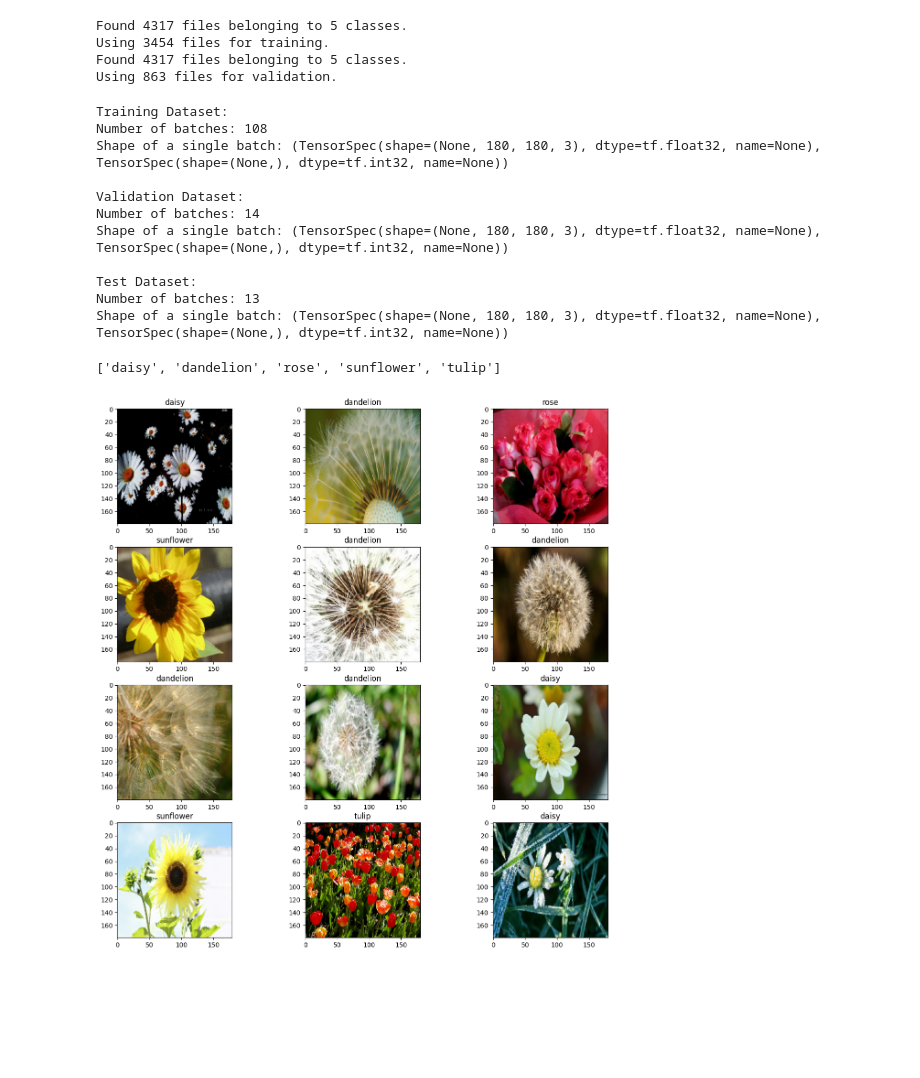
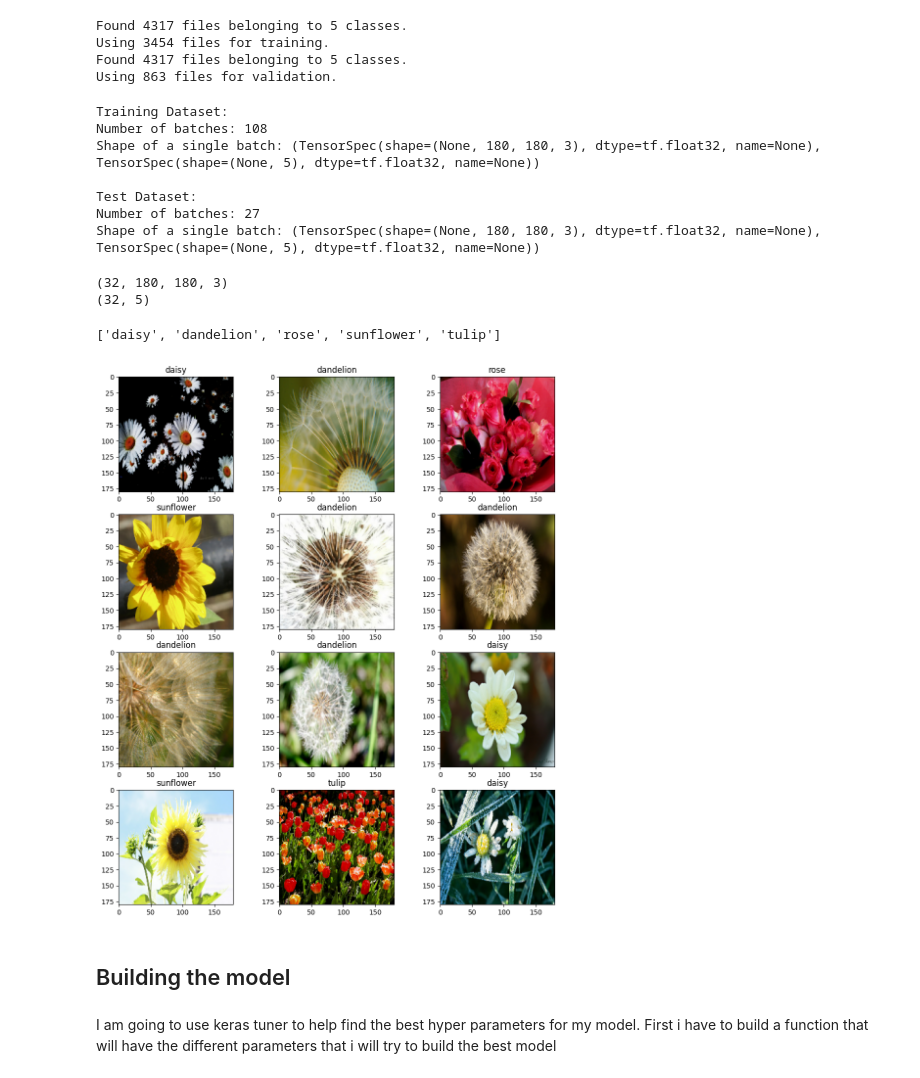
Before and after one commit to SCGlass/deep_learning, a Jupyter notebook: Lab_CNN.ipynb, the cells around one changed output. Cells and saved outputs as stored; diff of their text form; code cells hidden in the pictures; blank space fills up the shorter version.

```diff
--- a/Lab_CNN.ipynb
+++ b/Lab_CNN.ipynb
@@ -17,7 +21,7 @@ import math
 # %% [markdown]
 ## Pre processing the data set
 # %%
-data_dir = Path("Data/flowers") # Setting directory path as a variable for the flowers data set
+data_dir = pathlib.Path("Data/flowers") # Setting directory path as a variable for the flowers data set
 # %%
 image_count =len(list(data_dir.glob("*/*.jpg"))) # Doing an image count to check the amount of images within the dataset
 image_count
@@ -48,30 +52,36 @@ def train_test_split(batch_size, img_width, img_height):
         subset = "training",
         seed = 123,
         image_size = (img_width, img_height),
-        batch_size = batch_size)
+        batch_size = batch_size,
+        labels="inferred",
+        label_mode="categorical",
+        shuffle=True)
 
-    val_ds = tf.keras.utils.image_dataset_from_directory(
+    test_ds = tf.keras.utils.image_dataset_from_directory(
         data_dir,
         validation_split = 0.2,
         subset = "validation",
         seed = 123,
         image_size = (img_width, img_height),
-        batch_size = batch_size)
+        batch_size = batch_size,
+        labels="inferred",
+        label_mode="categorical",
+        shuffle=True)
 
     # cardinality will now calculate the size of the validation dataset so that I can half it for the test dataset
-    val_batches = tf.data.experimental.cardinality(val_ds)
-    test_size = val_batches // 2 # test df is half of validation
+    #val_batches = tf.data.experimental.cardinality(val_ds)
+    #test_size = val_batches // 2 # test df is half of validation
 
     # Will now create the test dataset by taking half of the validation data set
-    test_ds = val_ds.take(test_size)
+    #test_ds = val_ds.take(test_size)
 
     # Adjusting the validation so that it will skip the test dataset
-    val_ds = val_ds.skip(test_size)
+    #val_ds = val_ds.skip(test_size)
 
-    return train_ds, val_ds, test_ds
+    return train_ds,test_ds
 # %%
 # testing the function with batchsize 32, height 180 and 180
-train_ds, val_ds, test_ds = train_test_split(32,180,180)
+train_ds, test_ds = train_test_split(32,180,180)
 # %% [output]
 Found 4317 files belonging to 5 classes.
 Using 3454 files for training.
@@ -84,25 +94,25 @@ print("Training Dataset:")
 print("Number of batches:", len(train_ds))
 print("Shape of a single batch:", train_ds.element_spec)
 
-print("\nValidation Dataset:")
-print("Number of batches:", len(val_ds))
-print("Shape of a single batch:", val_ds.element_spec)
-
 print("\nTest Dataset:")
 print("Number of batches:", len(test_ds))
 print("Shape of a single batch:", test_ds.element_spec)
 # %% [output]
 Training Dataset:
 Number of batches: 108
-Shape of a single batch: (TensorSpec(shape=(None, 180, 180, 3), dtype=tf.float32, name=None), TensorSpec(shape=(None,), dtype=tf.int32, name=None))
-
-Validation Dataset:
-Number of batches: 14
-Shape of a single batch: (TensorSpec(shape=(None, 180, 180, 3), dtype=tf.float32, name=None), TensorSpec(shape=(None,), dtype=tf.int32, name=None))
+Shape of a single batch: (TensorSpec(shape=(None, 180, 180, 3), dtype=tf.float32, name=None), TensorSpec(shape=(None, 5), dtype=tf.float32, name=None))
 
 Test Dataset:
-Number of batches: 13
-Shape of a single batch: (TensorSpec(shape=(None, 180, 180, 3), dtype=tf.float32, name=None), TensorSpec(shape=(None,), dtype=tf.int32, name=None))
+Number of batches: 27
+Shape of a single batch: (TensorSpec(shape=(None, 180, 180, 3), dtype=tf.float32, name=None), TensorSpec(shape=(None, 5), dtype=tf.float32, name=None))
+# %%
+for image_batch, labels_batch in train_ds:
+  print(image_batch.shape)
+  print(labels_batch.shape)
+  break
+# %% [output]
+(32, 180, 180, 3)
+(32, 5)
 # %%
 # I need to also add class names so that the data has labels
 
@@ -113,11 +123,18 @@ print(class_names)
 # %%
 import matplotlib.pyplot as plt
 
-plt.figure(figsize=(15,15))
+plt.figure(figsize=(12,14))
 for images, labels in train_ds.take(1):
     for i in range (12):
         ax = plt.subplot(4,3, i +1)
         plt.imshow(images[i].numpy().astype("uint8"))
-        plt.title(class_names[labels[i]])
+
+        class_index = np.argmax(labels[i])
+
+        plt.title(class_names[class_index])
 # %% [output]
-[figure, old version]
+[figure, new version]
+# %% [markdown]
+## Building the model
+# %% [markdown]
+I am going to use keras tuner to help find the best hyper parameters for my model. First i have to build a function that will have the different parameters that i will try to build the best model
```
Also changed, not shown: parts of 2 cells of this notebook, 1 other file.
